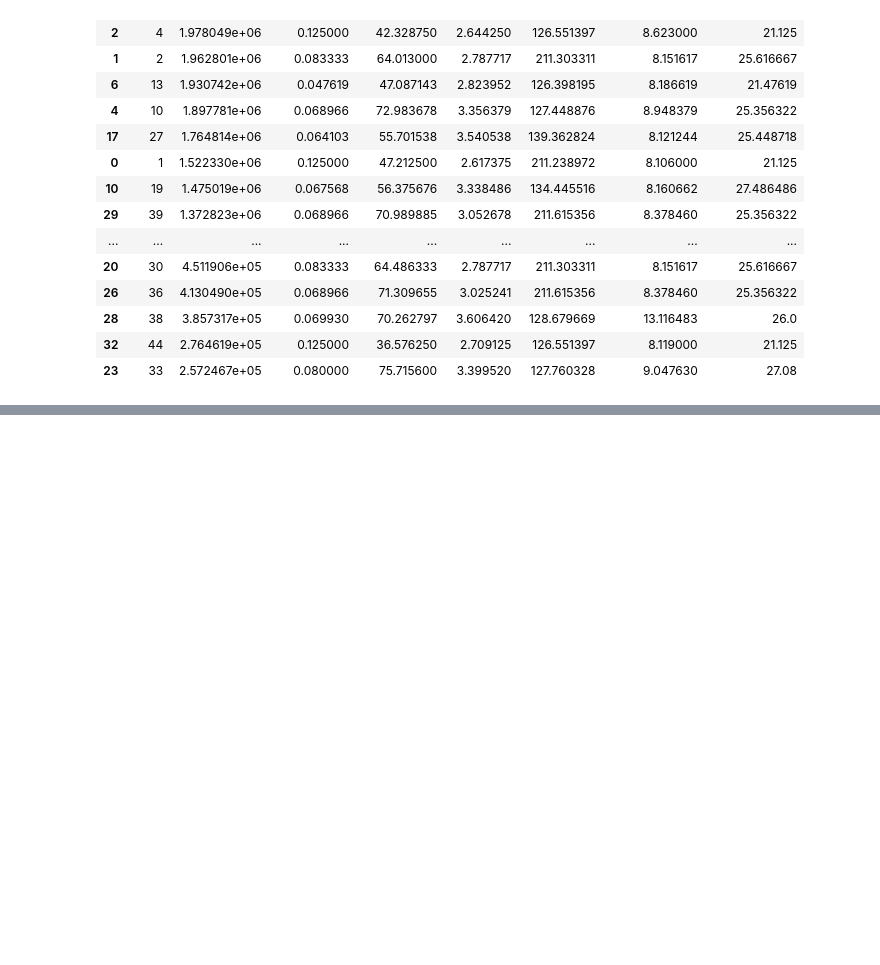
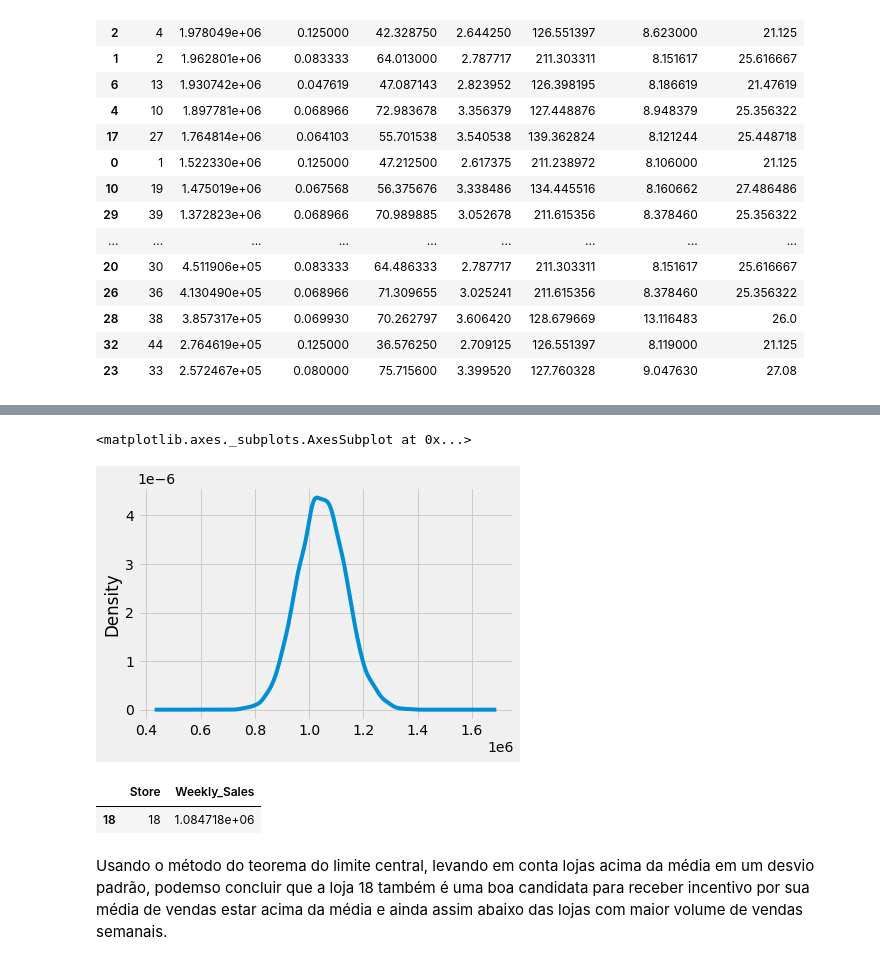
Before and after one commit to abakashi/dnc_deliverable2_walmart, a Jupyter notebook: Deliverable__2_mc_g1.ipynb, the cells around one changed output, grey strips where cells are left out. Drawn from its saved outputs; the diff is of its cells as text; code cells hidden in the pictures; blank space fills up the shorter version.

```diff
--- a/Deliverable__2_mc_g1.ipynb
+++ b/Deliverable__2_mc_g1.ipynb
@@ -612,0 +618,33 @@ Conforme demonstrado nos estudos acima, podemos concluir que a loja 20 consegue
+# %%
+#Aplicando o Teorema do limite central.
+cent_means = list()
+for _ in range(6500):
+  sample = rd.sample(list(dataset['Weekly_Sales']), k=40)
+  cent_means.append(sum(sample)/len(sample))
+
+cent_means = pd.Series(cent_means)
+
+
+std_dev = cent_means.std()
+mean = cent_means.mean()
+limit = ((mean-std_dev), (mean+std_dev))
+
+
+cent_means.plot.density()
+# %% [output]
+<matplotlib.axes._subplots.AxesSubplot at 0x...>
+[figure, added]
+# %%
+mean_stores = dataset[['Store', 'Weekly_Sales']].groupby('Store'
+).mean().sort_values('Weekly_Sales', ascending=False).reset_index()
+
+#Definindo as máscaras dos intervalos iniciais e finais da análise.
+min_lim = mean_stores['Weekly_Sales'] > mean
+max_lim = mean_stores['Weekly_Sales'] < limit[1]
+
+mean_stores[min_lim & max_lim]
+# %% [output]
+|  | Store | Weekly_Sales |
+| 18 | 18 | 1.084718e+06 |
+# %% [markdown]
+Usando o método do teorema do limite central, levando em conta lojas acima da média em um desvio padrão, podemso concluir que a loja 18 também é uma boa candidata para receber incentivo por sua média de vendas estar acima da média e ainda assim abaixo das lojas com maior volume de vendas semanais.
```
Also changed, not shown: parts of 4 cells of this notebook.
